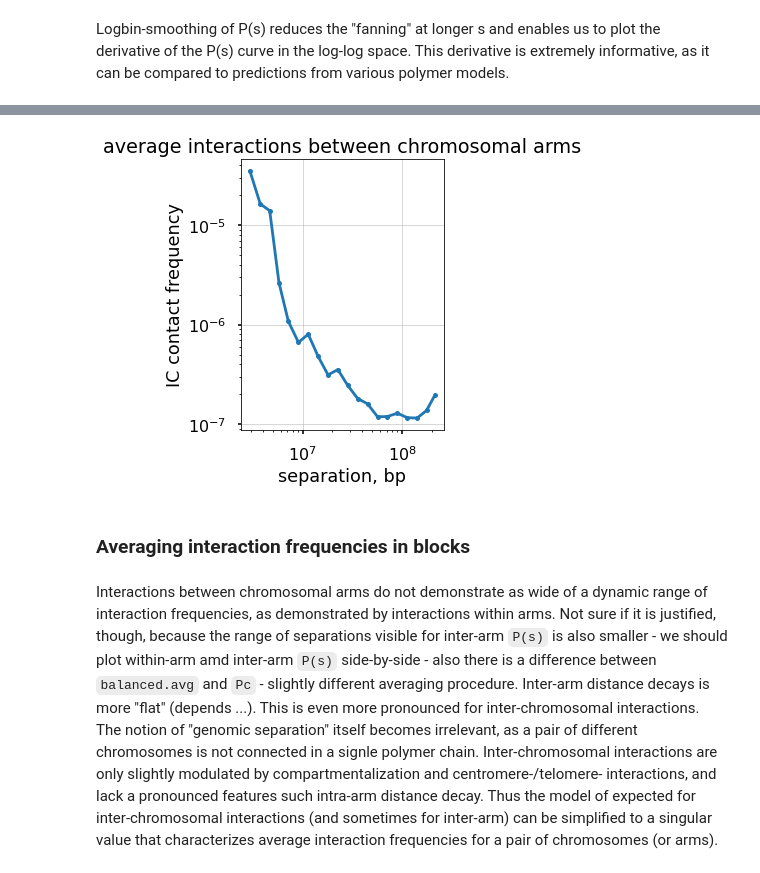
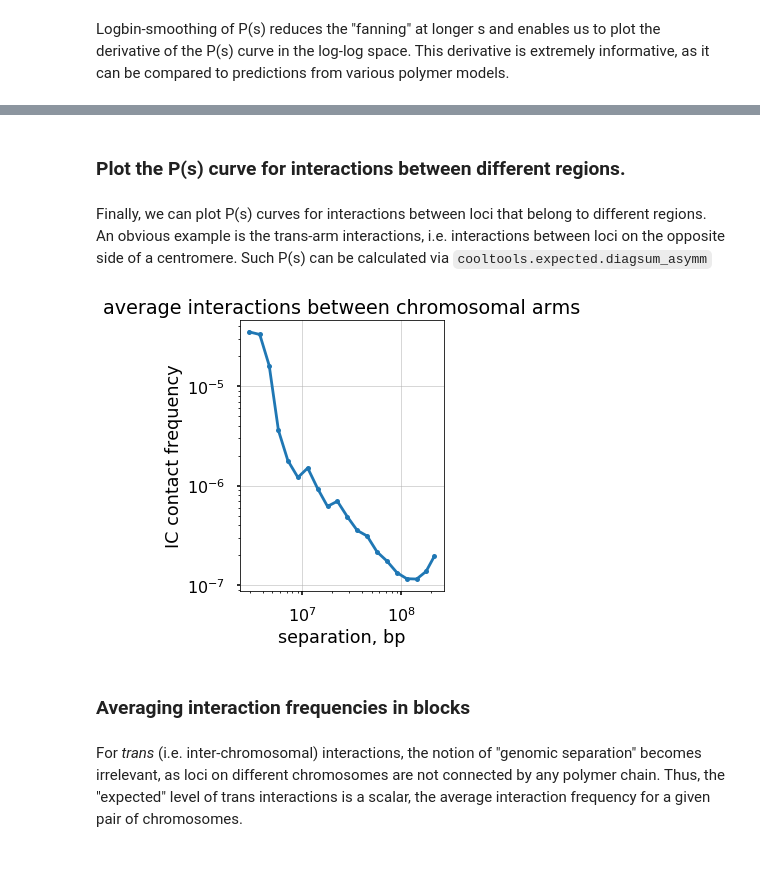
Before and after one commit to open2c/open2c_examples, a Jupyter notebook: contacts_vs_distance.ipynb, the cells around one changed output, grey strips where cells are left out. Drawn from its saved outputs; the diff is of its cells as text; code cells hidden in the pictures.

```diff
--- a/contacts_vs_distance.ipynb
+++ b/contacts_vs_distance.ipynb
@@ -227,3 +228,7 @@ ax.grid(lw=0.5)
+# %% [markdown]
+### Plot the P(s) curve for interactions between different regions.
+# %% [markdown]
+Finally, we can plot P(s) curves for interactions between loci that belong to different regions. An obvious example is the trans-arm interactions, i.e. interactions between loci on the opposite side of a centromere. Such P(s) can be calculated via `cooltools.expected.diagsum_asymm`
 # %%
 # create two sets of left and right arms, matching each other (cis-ones):
 gb = hg38_arms.groupby('chrom')
@@ -238,20 +244,8 @@ cvd_inter = cooltools.expected.diagsum_asymm(
     transforms={'balanced': lambda p: p['count']*p['weight1']*p['weight2']}
 )
 # %%
-cvd_inter_agg = (
-    cvd_inter
-    .groupby('diag')
-    .agg(
-        {'n_valid':'sum',
-         'count.sum':'sum',
-         'balanced.sum':'sum',
-        })
-    .reset_index()
-)
-
-
 # Logbin-expected aggregates P(s) curves per region over exponentially increasing distance bins.
-cvd_inter['region'] = cvd_inter['region1']+ '&'+cvd_inter['region2']
+cvd_inter['region'] = cvd_inter['region1'] + '&' + cvd_inter['region2']
 lb_inter_cvd, lb_inter_slopes, lb_inter_distbins = cooltools.expected.logbin_expected(cvd_inter)
 
 # The resulting table contains P(s) curves for each individual region.
@@ -259,35 +253,30 @@ lb_inter_cvd, lb_inter_slopes, lb_inter_distbins = cooltools.expected.logbin_exp
 # so we created a separate function for this too.
 lb_cvd_inter_agg, lb_inter_slopes_agg = cooltools.expected.combine_binned_expected(
     lb_inter_cvd,
-    binned_exp_slope=lb_slopes
+    lb_inter_slopes
 )
 
 lb_cvd_inter_agg['s_bp'] = lb_cvd_inter_agg['x'] * clr.binsize
 lb_inter_slopes_agg['s_bp'] = lb_inter_slopes_agg['x'] * clr.binsize
-
-lb_cvd_inter_agg['balanced.avg'] = (
-    lb_cvd_inter_agg['balanced.sum']
-    / lb_cvd_inter_agg['n_valid']
-)
 # %%
 f, ax = plt.subplots(1,1,
     figsize=(5,5),)
+
 ax.loglog(
     lb_cvd_inter_agg['s_bp'],
-    lb_cvd_inter_agg['balanced.avg'],
+    lb_cvd_inter_agg['Pc'],
     marker='o',
     markersize=5,
 )
+
+
 ax.set(
     xlabel='separation, bp',
     ylabel='IC contact frequency',
     title="average interactions between chromosomal arms")
 ax.grid(lw=0.5)
 ax.set_aspect(1.0)
 # %% [output]
-[figure, old version]
+[figure, new version]
 # %% [markdown]
 ### Averaging interaction frequencies in blocks
-# %% [markdown]
-Interactions between chromosomal arms do not demonstrate as wide of a dynamic range of interaction frequencies, as demonstrated by interactions within arms. Not sure if it is justified, though, because the range of separations visible for inter-arm `P(s)` is also smaller - we should plot within-arm amd inter-arm `P(s)` side-by-side - also there is a difference between `balanced.avg` and `Pc` - slightly different averaging procedure. Inter-arm distance decays is more "flat" (depends ...). This is even more pronounced for inter-chromosomal interactions. The notion of "genomic separation" itself becomes irrelevant, as a pair of different chromosomes is not connected in a signle polymer chain. Inter-chromosomal interactions are only slightly modulated by compartmentalization and centromere-/telomere- interactions, and lack a pronounced features such intra-arm distance decay.
-Thus the model of expected for inter-chromosomal interactions (and sometimes for inter-arm) can be simplified to a singular value that characterizes average interaction frequencies for a pair of chromosomes (or arms).
@@ -306,0 +283,2 @@ right_arms = bioframe.parse_regions(right_arms)
+# %% [markdown]
+For *trans* (i.e. inter-chromosomal) interactions, the notion of "genomic separation" becomes irrelevant, as loci on different chromosomes are not connected by any polymer chain. Thus, the "expected" level of trans interactions is a scalar, the average interaction frequency for a given pair of chromosomes.
```
Also changed, not shown: parts of 9 cells of this notebook.
